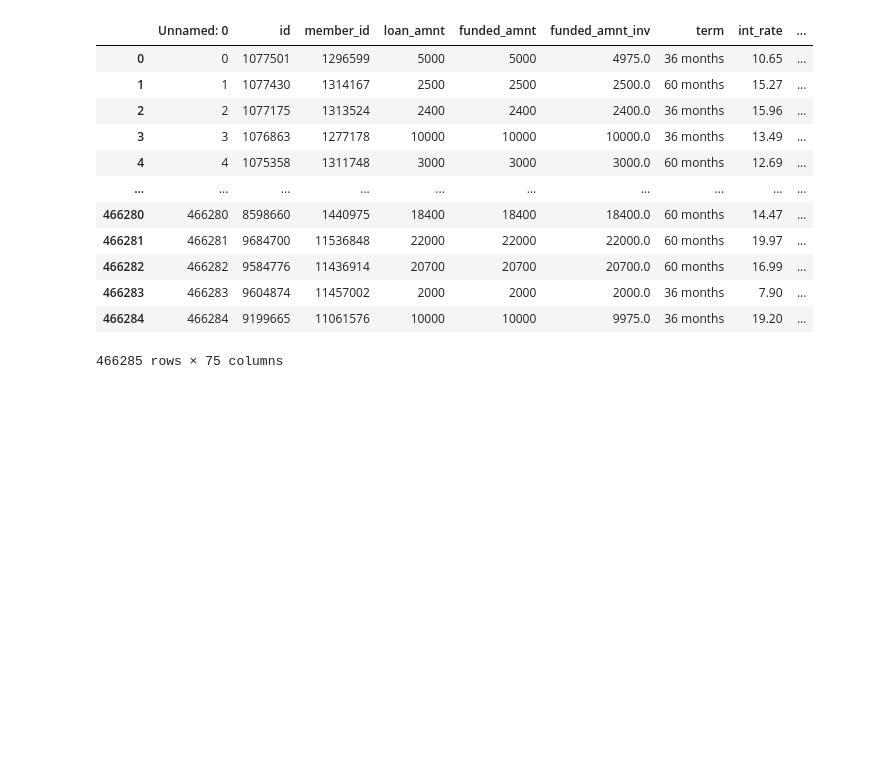
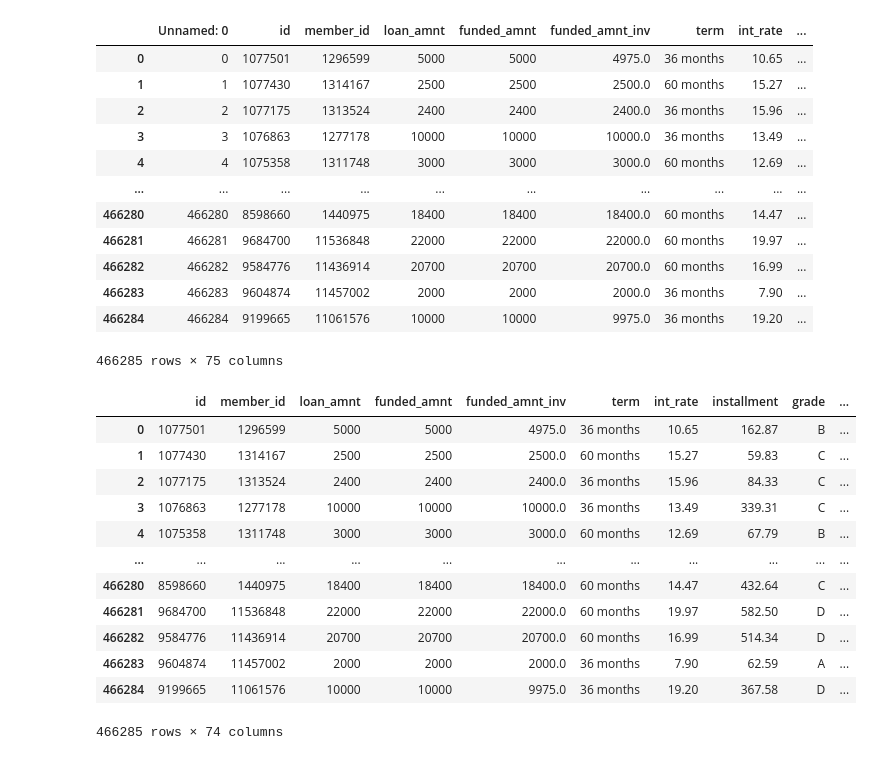
Before and after one commit to shruti-sriniv/Cred-Risk, a Jupyter notebook: Data Processing.ipynb, the cells around one changed output. Cells and saved outputs as stored; diff of their text form; code cells hidden in the pictures; blank space fills up the shorter version.

Commit message:
viewing data and dropping unnecessary columns

```diff
--- a/Data Processing.ipynb
+++ b/Data Processing.ipynb
@@ -21,3 +21,22 @@ loan_data
 | 466283 | 466283 | 9604874 | 11457002 | 2000 | 2000 | 2000.0 | 36 months | 7.90 | ... |
 | 466284 | 466284 | 9199665 | 11061576 | 10000 | 10000 | 9975.0 | 36 months | 19.20 | ... |
 466285 rows × 75 columns
+# %%
+pd.options.display.max_columns = None
+loan_data.drop(columns=loan_data.columns[0], axis=1,  inplace=True)
+# %%
+loan_data
+# %% [output]
+|  | id | member_id | loan_amnt | funded_amnt | funded_amnt_inv | term | int_rate | installment | grade | ... |
+| 0 | 1077501 | 1296599 | 5000 | 5000 | 4975.0 | 36 months | 10.65 | 162.87 | B | ... |
+| 1 | 1077430 | 1314167 | 2500 | 2500 | 2500.0 | 60 months | 15.27 | 59.83 | C | ... |
+| 2 | 1077175 | 1313524 | 2400 | 2400 | 2400.0 | 36 months | 15.96 | 84.33 | C | ... |
+| 3 | 1076863 | 1277178 | 10000 | 10000 | 10000.0 | 36 months | 13.49 | 339.31 | C | ... |
+| 4 | 1075358 | 1311748 | 3000 | 3000 | 3000.0 | 60 months | 12.69 | 67.79 | B | ... |
+| ... | ... | ... | ... | ... | ... | ... | ... | ... | ... | ... |
+| 466280 | 8598660 | 1440975 | 18400 | 18400 | 18400.0 | 60 months | 14.47 | 432.64 | C | ... |
+| 466281 | 9684700 | 11536848 | 22000 | 22000 | 22000.0 | 60 months | 19.97 | 582.50 | D | ... |
+| 466282 | 9584776 | 11436914 | 20700 | 20700 | 20700.0 | 60 months | 16.99 | 514.34 | D | ... |
+| 466283 | 9604874 | 11457002 | 2000 | 2000 | 2000.0 | 36 months | 7.90 | 62.59 | A | ... |
+| 466284 | 9199665 | 11061576 | 10000 | 10000 | 9975.0 | 36 months | 19.20 | 367.58 | D | ... |
+466285 rows × 74 columns
```
Also changed, not shown: parts of 1 cell of this notebook.
